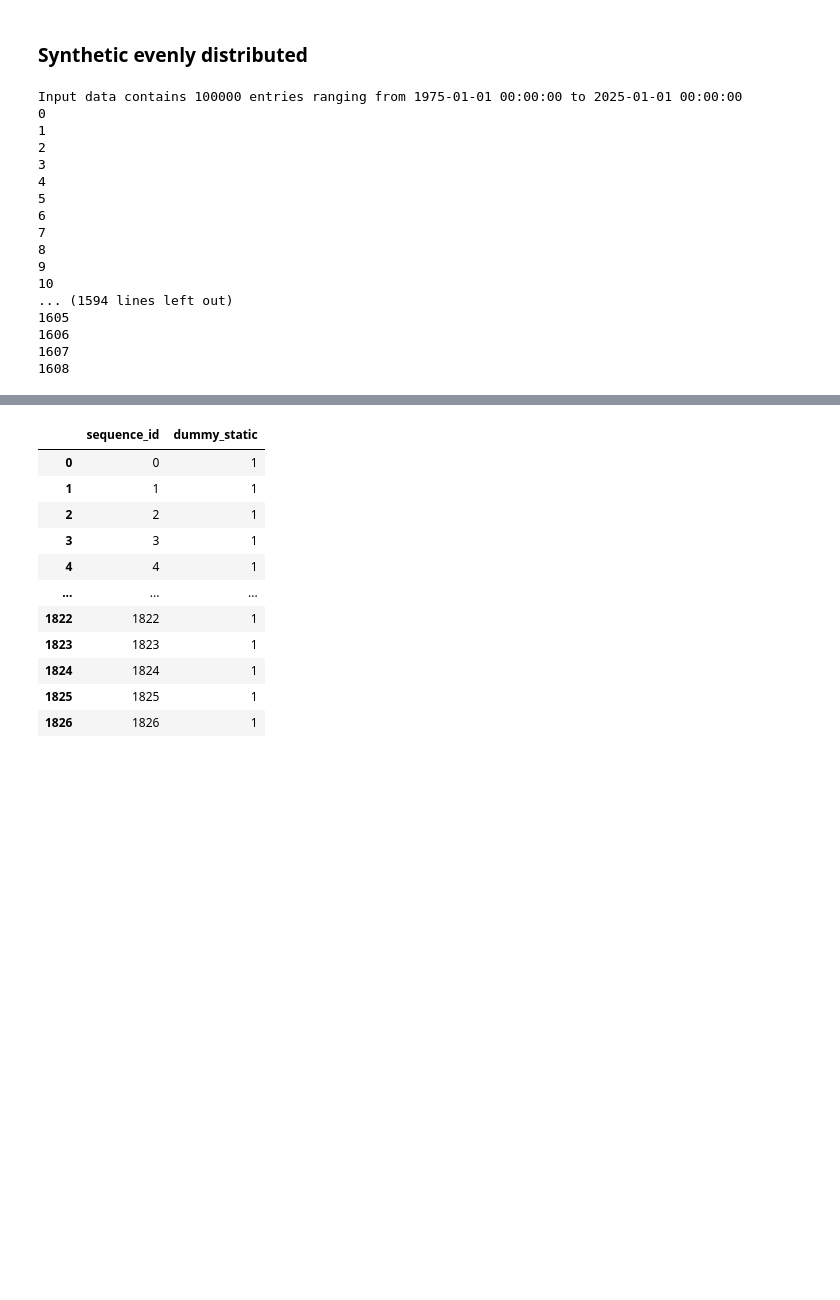
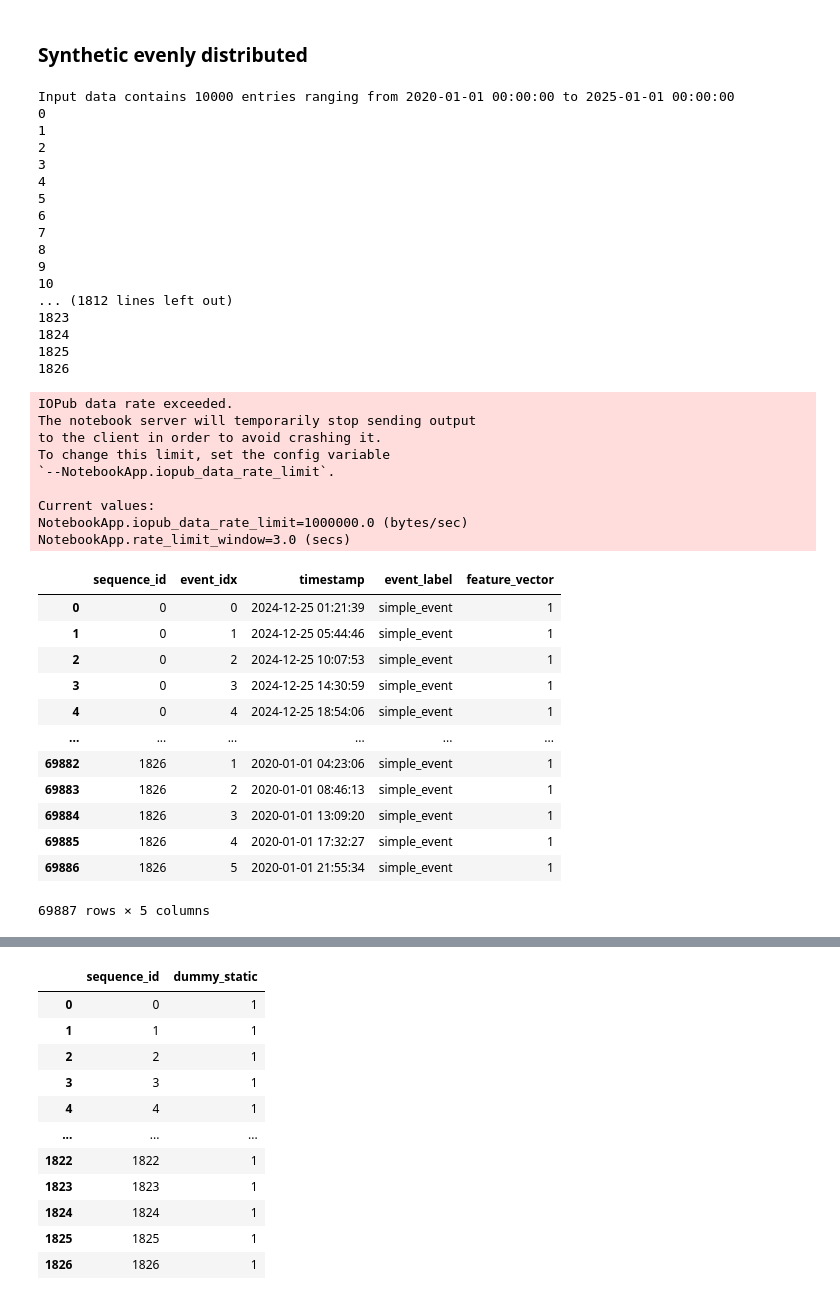
Before and after one commit to filipols/Master-thesis, a Jupyter notebook: notebooks/load_datasets.ipynb, the cells around one changed output, grey strips where cells are left out. Saved outputs shown, nothing was run; the diff lists cells and outputs as text; code cells hidden in the pictures; blank space fills up the shorter version.

```diff
--- a/notebooks/load_datasets.ipynb
+++ b/notebooks/load_datasets.ipynb
@@ -71,7 +71,8 @@ def get_event_sequence(data_df, first_date, last_date):
         event = row['features']
         event_time = row['timestamp']
 #         event_class = row['PQ class']
-        event_class = 'simple_event'
+        # event_class = 'simple_event'
+        event_class = row["event_label"]
         event_sequence.append([event_time, event_class, event])
 
     return event_sequence
@@ -663,49 +664,76 @@ orig_df
 # Create synthetic data
 
 simple_df = pd.DataFrame(columns=['timestamp', 'subject_id', 'event_id', 'feature'])
-start_date = pd.to_datetime('1975-01-01')
+start_date = pd.to_datetime('2020-01-01')
 end_date = pd.to_datetime('2025-01-01')
 
 # Number of timestamps you want
-num_timestamps = 100000
+num_timestamps = 10000
 
 # Generate the evenly spaced timestamps
 timestamps = pd.date_range(start=start_date, end=end_date, periods=num_timestamps)
 
 # Create a DataFrame with the generated timestamps
 simple_df = pd.DataFrame({'timestamp': timestamps})
 simple_df['features'] = 1
 simple_df['event_label'] = 'simple_event'
 
+interruption_percent = 0.025
+# interruption_percent = 0.2
+interruption_indices = np.random.randint(0,len(simple_df),size=int(interruption_percent*len(simple_df)))
+
+simple_df.iloc[interruption_indices, 2] = "interruption"
 
 simple_train_df = generate_training_examples(simple_df, max_num_train_ex=100000, look_back=7)
 simple_train_df_long = wide_to_long_df(simple_train_df)
 
 
 # num_features_to_add = 4
 # for i in range(num_features_to_add):
 #     feature_name = f'feature_{i+1}'
 #     simple_train_df_long[feature_name] = np.random.rand(len(simple_train_df_long['timestamp']))
 
 
 simple_train_df_long
 # %% [output]
-Input data contains 100000 entries ranging from 1975-01-01 00:00:00 to 2025-01-01 00:00:00
+Input data contains 10000 entries ranging from 2020-01-01 00:00:00 to 2025-01-01 00:00:00
 0
 1
 2
 3
 4
 5
 6
 7
 8
 9
 10
-... (1594 lines left out)
-1605
-1606
-1607
-1608
+... (1812 lines left out)
+1823
+1824
+1825
+1826
+IOPub data rate exceeded.
+The notebook server will temporarily stop sending output
+to the client in order to avoid crashing it.
+To change this limit, set the config variable
+`--NotebookApp.iopub_data_rate_limit`.
+
+Current values:
+NotebookApp.iopub_data_rate_limit=1000000.0 (bytes/sec)
+NotebookApp.rate_limit_window=3.0 (secs)
+|  | sequence_id | event_idx | timestamp | event_label | feature_vector |
+| 0 | 0 | 0 | 2024-12-25 01:21:39 | simple_event | 1 |
+| 1 | 0 | 1 | 2024-12-25 05:44:46 | simple_event | 1 |
+| 2 | 0 | 2 | 2024-12-25 10:07:53 | simple_event | 1 |
+| 3 | 0 | 3 | 2024-12-25 14:30:59 | simple_event | 1 |
+| 4 | 0 | 4 | 2024-12-25 18:54:06 | simple_event | 1 |
+| ... | ... | ... | ... | ... | ... |
+| 69882 | 1826 | 1 | 2020-01-01 04:23:06 | simple_event | 1 |
+| 69883 | 1826 | 2 | 2020-01-01 08:46:13 | simple_event | 1 |
+| 69884 | 1826 | 3 | 2020-01-01 13:09:20 | simple_event | 1 |
+| 69885 | 1826 | 4 | 2020-01-01 17:32:27 | simple_event | 1 |
+| 69886 | 1826 | 5 | 2020-01-01 21:55:34 | simple_event | 1 |
+69887 rows × 5 columns
 # %%
 # Introduce interruptions at random indices
```
Also changed, not shown: parts of 9 cells of this notebook, 1 other file.
